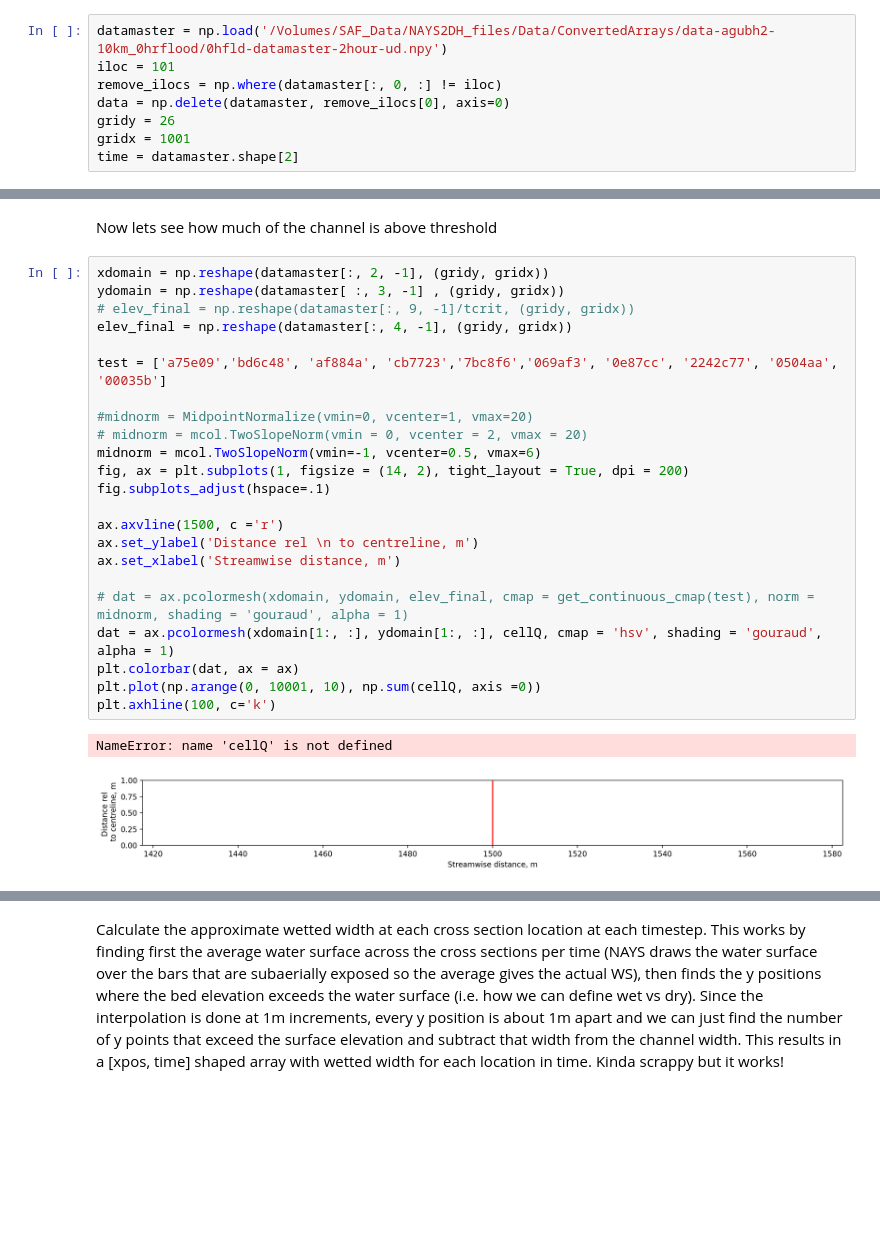
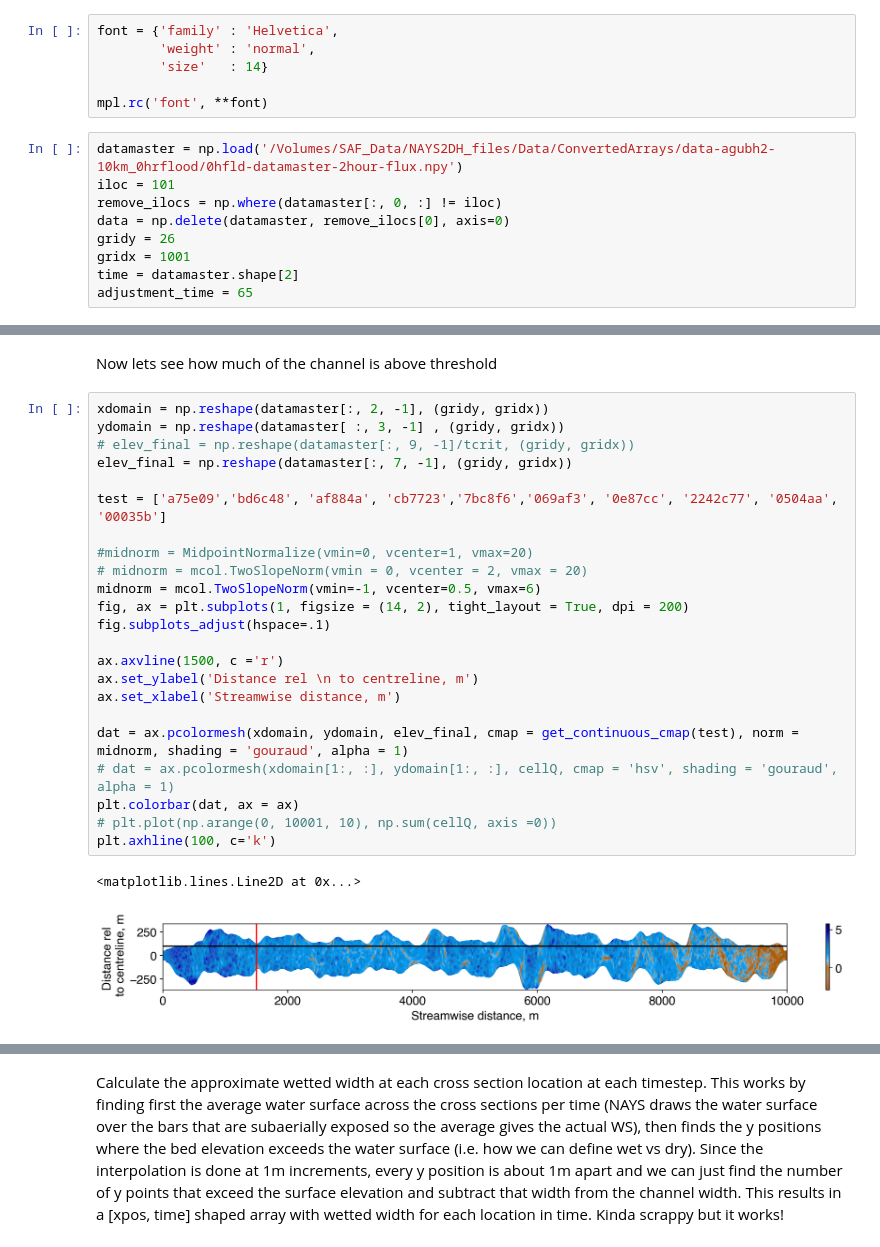
Before and after one commit to salpheus/BarCode, a Jupyter notebook: WettedWidth.ipynb, the cells around one changed output, grey strips where cells are left out. Saved outputs shown, nothing was run; the diff lists cells and outputs as text; blank space fills up the shorter version.

```diff
--- a/WettedWidth.ipynb
+++ b/WettedWidth.ipynb
@@ -51,14 +55,21 @@ class MidpointNormalize(mcol.Normalize):
         # simple example...
         x, y = [self.vmin, self.vcenter, self.vmax], [0, 0.5, 1]
         return np.ma.masked_array(np.interp(value, x, y))
+# %%
+font = {'family' : 'Helvetica',
+        'weight' : 'normal',
+        'size'   : 14}
+
+mpl.rc('font', **font)
 # %%
-datamaster = np.load('/Volumes/SAF_Data/NAYS2DH_files/Data/ConvertedArrays/data-agubh2-10km_0hrflood/0hfld-datamaster-2hour-ud.npy')
+datamaster = np.load('/Volumes/SAF_Data/NAYS2DH_files/Data/ConvertedArrays/data-agubh2-10km_0hrflood/0hfld-datamaster-2hour-flux.npy')
 iloc = 101
 remove_ilocs = np.where(datamaster[:, 0, :] != iloc)
 data = np.delete(datamaster, remove_ilocs[0], axis=0)
 gridy = 26
 gridx = 1001
 time = datamaster.shape[2]
+adjustment_time = 65
 # %% [markdown]
 0 = i, 1 = j, 2 = x, 3 = y, 4 = depth, 5 = elevation, 6 = shear stress, 7 = elevation change, 8 = Froude, 9 = shields, 10 = velocity
 # %% [markdown]
@@ -73,26 +84,26 @@ Now lets see how much of the channel is above threshold
 # %%
 xdomain = np.reshape(datamaster[:, 2, -1], (gridy, gridx))
 ydomain = np.reshape(datamaster[ :, 3, -1] , (gridy, gridx))
 # elev_final = np.reshape(datamaster[:, 9, -1]/tcrit, (gridy, gridx))
-elev_final = np.reshape(datamaster[:, 4, -1], (gridy, gridx))
+elev_final = np.reshape(datamaster[:, 7, -1], (gridy, gridx))
 
 test = ['a75e09','bd6c48', 'af884a', 'cb7723','7bc8f6','069af3', '0e87cc', '2242c77', '0504aa', '00035b']
 
 #midnorm = MidpointNormalize(vmin=0, vcenter=1, vmax=20)
 # midnorm = mcol.TwoSlopeNorm(vmin = 0, vcenter = 2, vmax = 20)
 midnorm = mcol.TwoSlopeNorm(vmin=-1, vcenter=0.5, vmax=6)
 fig, ax = plt.subplots(1, figsize = (14, 2), tight_layout = True, dpi = 200)
 fig.subplots_adjust(hspace=.1)
 
 ax.axvline(1500, c ='r')
 ax.set_ylabel('Distance rel \n to centreline, m')
 ax.set_xlabel('Streamwise distance, m')
 
-# dat = ax.pcolormesh(xdomain, ydomain, elev_final, cmap = get_continuous_cmap(test), norm = midnorm, shading = 'gouraud', alpha = 1)
-dat = ax.pcolormesh(xdomain[1:, :], ydomain[1:, :], cellQ, cmap = 'hsv', shading = 'gouraud', alpha = 1)
+dat = ax.pcolormesh(xdomain, ydomain, elev_final, cmap = get_continuous_cmap(test), norm = midnorm, shading = 'gouraud', alpha = 1)
+# dat = ax.pcolormesh(xdomain[1:, :], ydomain[1:, :], cellQ, cmap = 'hsv', shading = 'gouraud', alpha = 1)
 plt.colorbar(dat, ax = ax)
-plt.plot(np.arange(0, 10001, 10), np.sum(cellQ, axis =0))
+# plt.plot(np.arange(0, 10001, 10), np.sum(cellQ, axis =0))
 plt.axhline(100, c='k')
 # %% [output]
-NameError: name 'cellQ' is not defined
+<matplotlib.lines.Line2D at 0x...>
-[figure, old version]
+[figure, new version]
```
Also changed, not shown: parts of 29 cells of this notebook, 21 other files.
